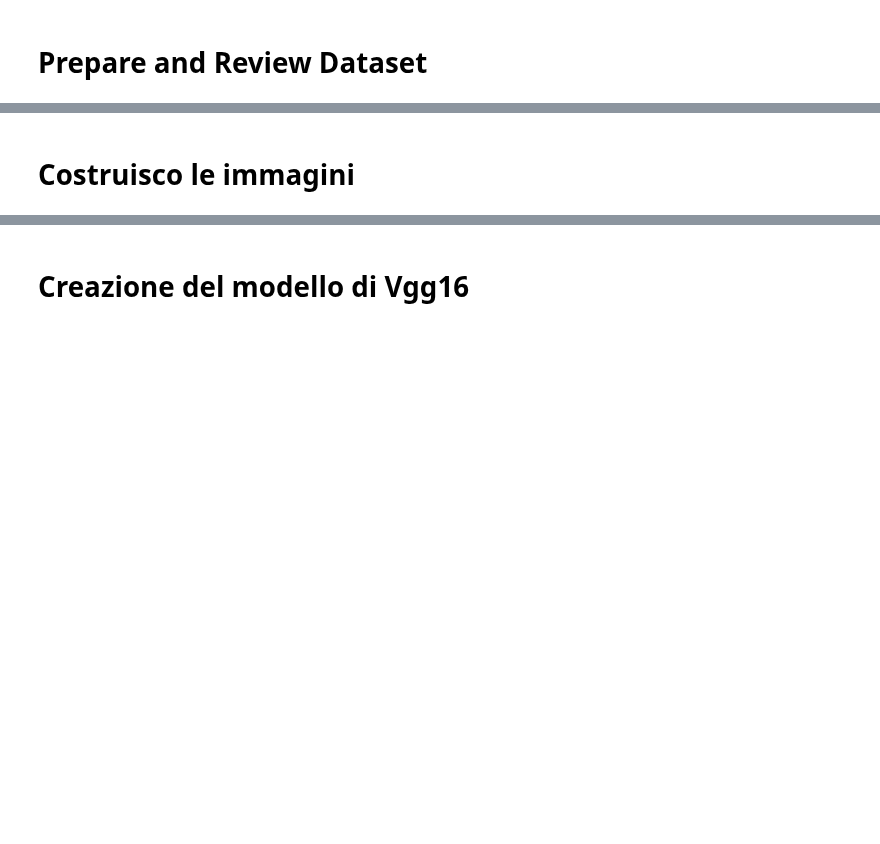
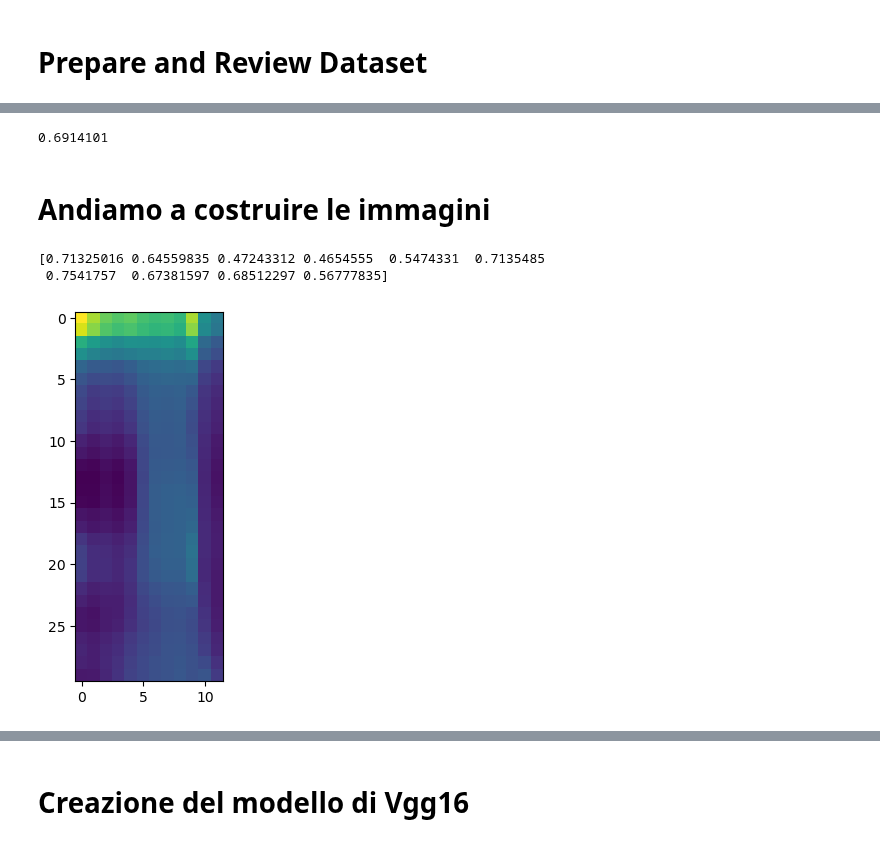
Before and after one commit to Simone-Scalella/AgriVision2022, a Jupyter notebook: vgg16.ipynb, the cells around one changed output, grey strips where cells are left out. Drawn from its saved outputs; the diff is of its cells as text; code cells hidden in the pictures; blank space fills up the shorter version.

```diff
--- a/vgg16.ipynb
+++ b/vgg16.ipynb
@@ -25,0 +64,4 @@ with open('AllPixelBand3.pickle', 'rb') as handle:
+# %%
+# Normalizziamo le rese
+
+Resa3Medium = Resa3Medium/Resa3Medium.max()
@@ -26,18 +79,58 @@ with open('AllPixelBand3.pickle', 'rb') as handle:
+# %%
+print(Resa3Medium.mean())
+# %% [output]
+0.6914101
 # %% [markdown]
-# Costruisco le immagini
+# Andiamo a costruire le immagini
-# %%
-for a in range(0,newResa3.shape[0]):
-    if newResa3[a] >3500:
-        fig, ax = plt.subplots( nrows=1, ncols=1 )
-        ax.imshow(np.transpose(allPixel3[a,:,:]))
-        plt.savefig('dataset\\train\\1\\'+str(newResa3[a])+'.png')
-        if a % 2 == 0:
-            plt.savefig('dataset\\test\\1\\'+str(newResa3[a])+'.png')
-        plt.close(fig)
-    else:
-        fig, ax = plt.subplots( nrows=1, ncols=1 )
-        ax.imshow(np.transpose(allPixel3[a,:,:]))
-        plt.savefig('dataset\\train\\0\\'+str(newResa3[a])+'.png')
-        if a % 2 == 1:
-            plt.savefig('dataset\\test\\0\\'+str(newResa3[a])+'.png')
-        plt.close(fig)
+# %%
+# Test and Train path
+train_path = "dataset2\\train\\"
+test_path = "dataset2\\test\\"
+
+#training_setLowX, training_setLowY, test_setLowX, test_setLowY = splitSet(Pixel3Low,Resa3Low)
+training_setMediumX,training_setMediumY, test_setMediumX, test_setMediumY = splitSet(Pixel3Medium,Resa3Medium)
+#training_setHighX,training_setHighY, test_setHighX, test_setHighY = splitSet(Pixel3High,Resa3High)
+
+#training_setX = np.concatenate([training_setLowX,training_setMediumX,training_setHighX],axis=0)
+#training_setY = np.concatenate([training_setLowY,training_setMediumY,training_setHighY],axis=0)
+training_setX = training_setMediumX
+training_setY = training_setMediumY
+
+#test_setX = np.concatenate([test_setLowX,test_setMediumX,test_setHighX],axis=0)
+#test_setY = np.concatenate([test_setLowY,test_setMediumY,test_setHighY],axis=0)
+test_setX = test_setMediumX
+test_setY = test_setMediumY
+
+print(training_setY[10:20])
+plt.imshow(np.transpose(training_setX[0,:,:]))
+
+# Per il professore
+for a in range(0,Pixel3Medium.shape[0]):
+    if Resa3Medium[a] == Resa3Medium.max():
+        img = Image.fromarray(Pixel3Medium[a,:,:])
+        img.save("dataset2\\max\\"+str(a)+'.tiff')
+    if Resa3Medium[a] == Resa3Medium.min():
+        img = Image.fromarray(Pixel3Medium[a,:,:])
+        img.save("dataset2\\min\\"+str(a)+'.tiff')
+
+#Train Set
+for a in range(0,training_setX.shape[0]):
+    if training_setY[a] < Resa3Medium.mean():
+        img = Image.fromarray(training_setX[a,:,:])
+        img.save(train_path+"0\\"+str(a)+'.tiff')
+    else:
+        img = Image.fromarray(training_setX[a,:,:])
+        img.save(train_path+"1\\"+str(a)+'.tiff')
+
+#Test Set
+for a in range(0,test_setX.shape[0]):
+    if test_setY[a] < Resa3Medium.mean():
+        img = Image.fromarray(test_setX[a,:,:])
+        img.save(test_path+"0\\"+str(a)+'.tiff')
+    else:
+        img = Image.fromarray(test_setX[a,:,:])
+        img.save(test_path+"1\\"+str(a)+'.tiff')
+# %% [output]
+[0.71325016 0.64559835 0.47243312 0.4654555  0.5474331  0.7135485
+ 0.7541757  0.67381597 0.68512297 0.56777835]
+[figure, added]
```
Also changed, not shown: parts of 20 cells of this notebook, 2 other files.
